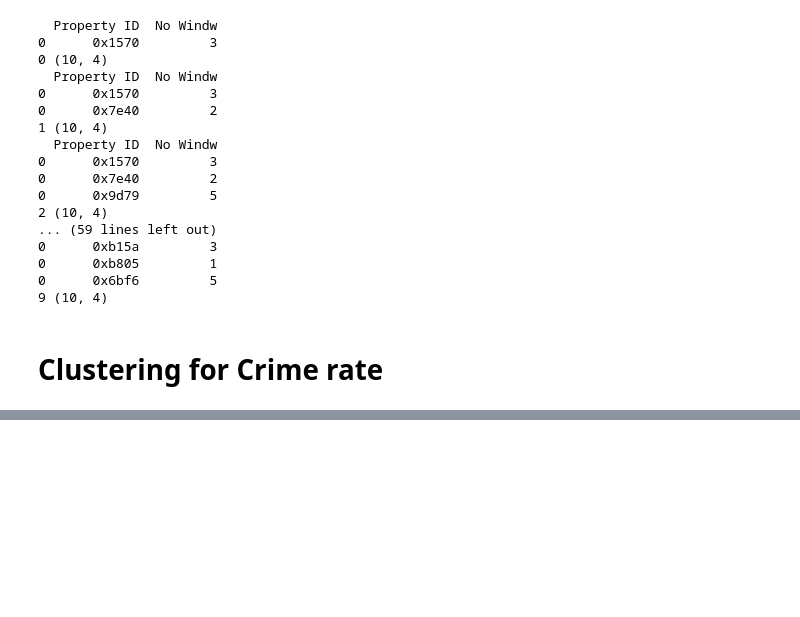
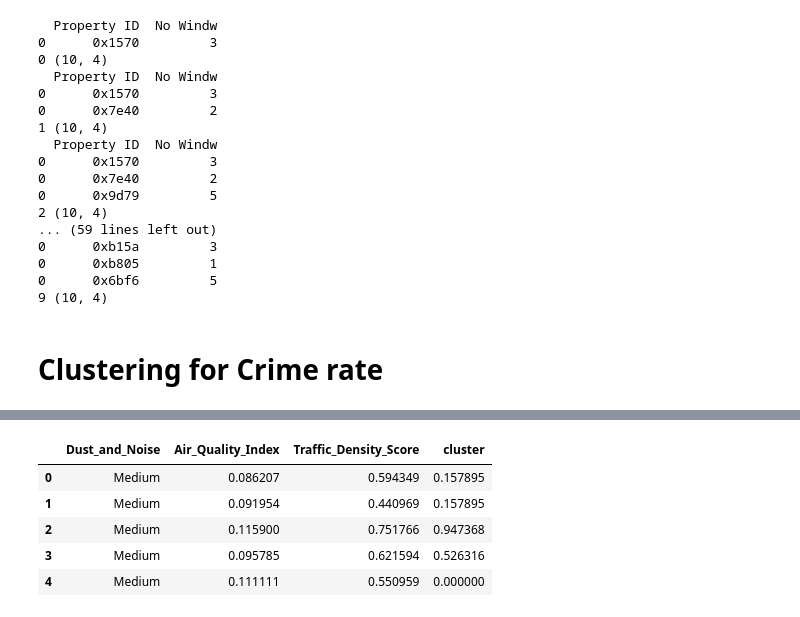
Before and after one commit to ma75442/HE_Get-a-room-ML-Hackathon-, a Jupyter notebook: Clusturing_(1).ipynb, the cells around one changed output, grey strips where cells are left out. Drawn from its saved outputs; the diff is of its cells as text; code cells hidden in the pictures; blank space fills up the shorter version.

```diff
--- a/Clusturing_(1).ipynb
+++ b/Clusturing_(1).ipynb
@@ -610,0 +572,20 @@ ans.to_csv('crime_rate_clean.csv')
+# %%
+# train_pt
+from sklearn.cluster import KMeans
+Kmean = KMeans(n_clusters=20)
+Kmean.fit(train_pt.drop('Dust_and_Noise',axis=1))
+Kmean.labels_
+
+train_pt['cluster'] = Kmean.labels_
+#train_pt['cluster'].head()
+train_ptTemp = train_pt[['Air_Quality_Index','Traffic_Density_Score',	"cluster"]]
+train_ptTemp = (train_ptTemp-train_ptTemp.min())/(train_ptTemp.max()-train_ptTemp.min())
+train_pt[['Air_Quality_Index','Traffic_Density_Score',	"cluster"]] = train_ptTemp[['Air_Quality_Index','Traffic_Density_Score',	"cluster"]]
+train_pt.head()
+# %% [output]
+|  | Dust_and_Noise | Air_Quality_Index | Traffic_Density_Score | cluster |
+| 0 | Medium | 0.086207 | 0.594349 | 0.157895 |
+| 1 | Medium | 0.091954 | 0.440969 | 0.157895 |
+| 2 | Medium | 0.115900 | 0.751766 | 0.947368 |
+| 3 | Medium | 0.095785 | 0.621594 | 0.526316 |
+| 4 | Medium | 0.111111 | 0.550959 | 0.000000 |
```
Also changed, not shown: parts of 17 cells of this notebook.
